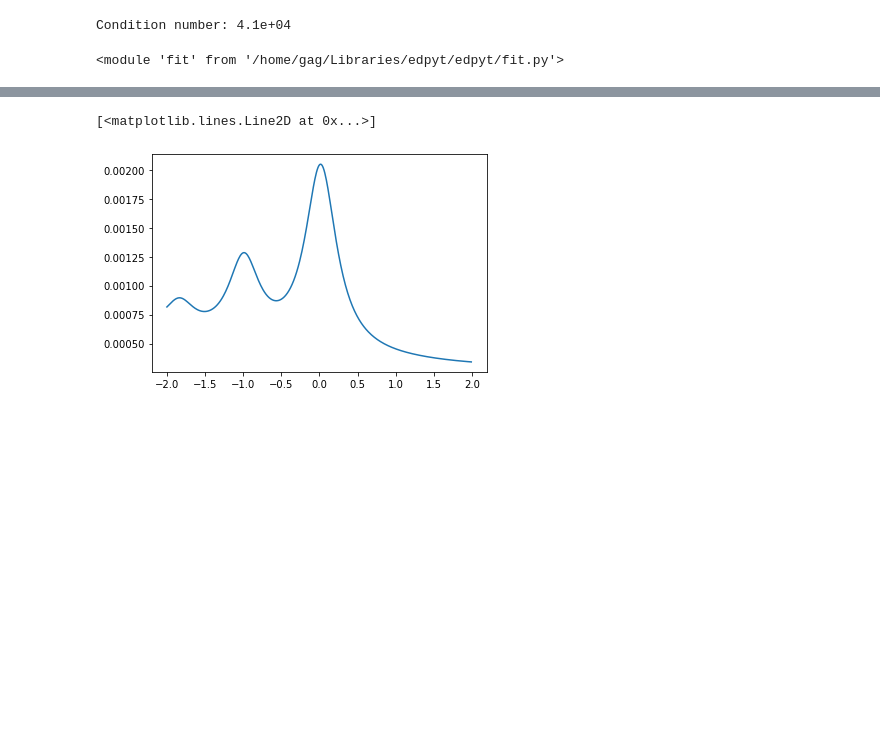
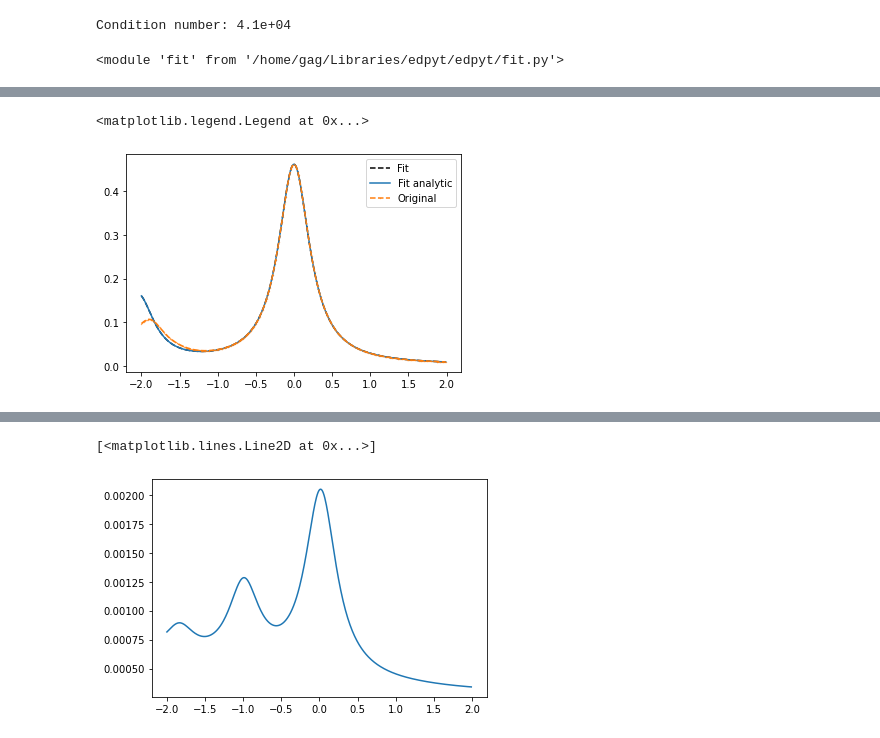
Before and after one commit to edan-bainglass/edpyt, a Jupyter notebook: edpyt/Untitled.ipynb, the cells around one changed output, grey strips where cells are left out. Cells and saved outputs as stored; diff of their text form; code cells hidden in the pictures; blank space fills up the shorter version.

```diff
--- a/edpyt/Untitled.ipynb
+++ b/edpyt/Untitled.ipynb
@@ -90 +101,17 @@ for i in range(1,n):
+# %%
+gf_analytic = lambda z: 1/(z-gf0.H[0,0]-Delta(z))
+# %%
+dos_analytic = lambda z: -1/np.pi*gf_analytic(z).imag
+# %%
+dos_orig = np.zeros_like(energies)
+for e, energy in enumerate(energies):
+    dos_orig[e] = gf0.dos(energy)
+# %%
+plt.plot(energies, dos_analytic(energies+1.j*eta), 'k--', label='Fit')
+plt.plot(energies, dos, '-', label='Fit analytic')
+plt.plot(energies, dos_orig, '--o', markersize=0.3, label='Original')
+plt.legend()
+# %% [output]
+<matplotlib.legend.Legend at 0x...>
+[figure, added]
 # %%
```
Also changed, not shown: parts of 21 cells of this notebook, 11 other files.
